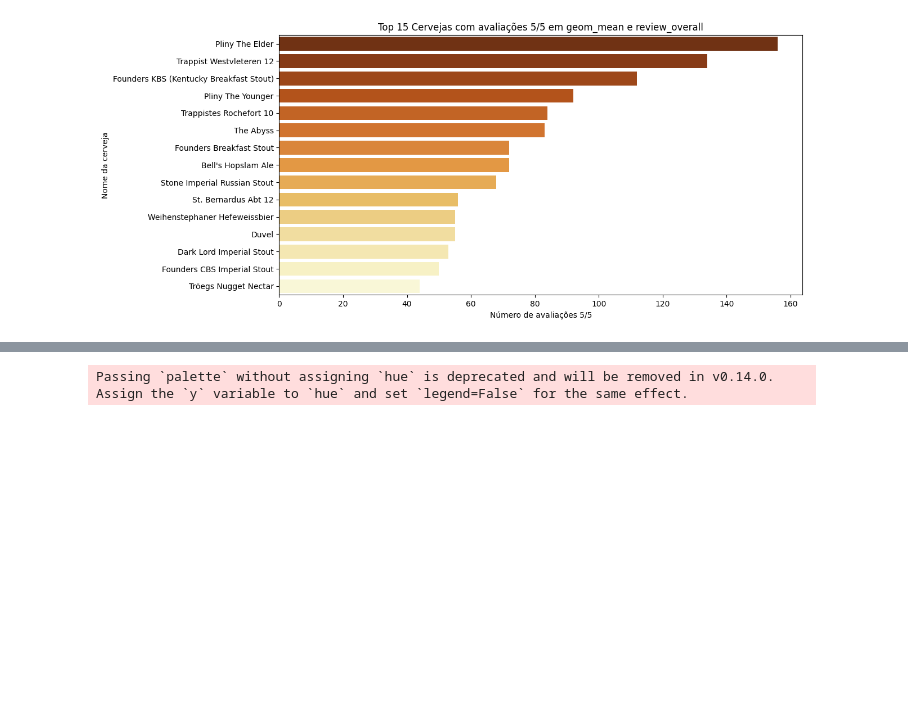
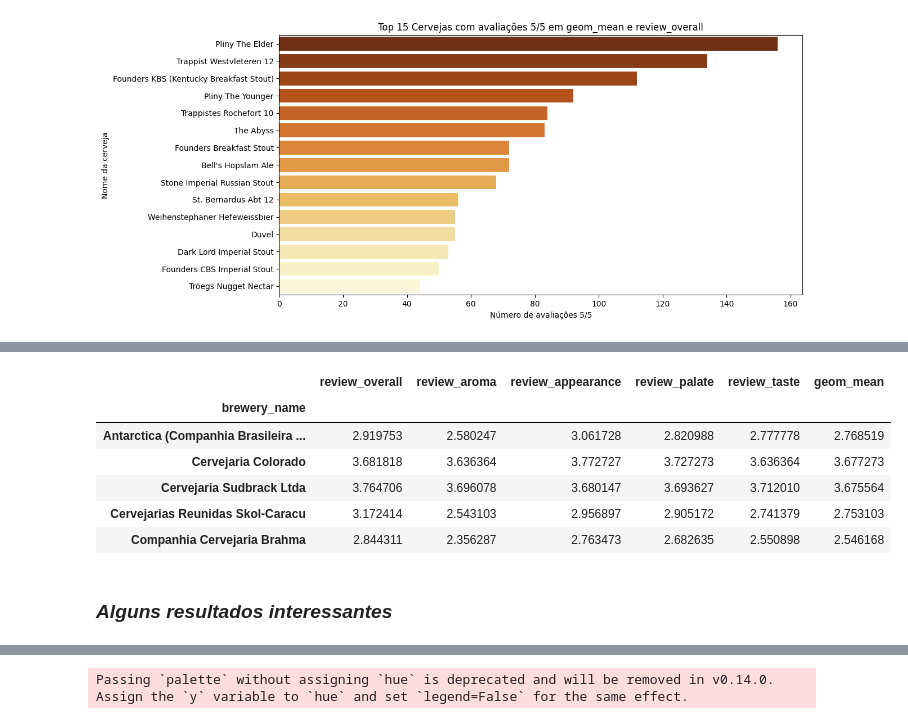
Before and after one commit to fea-dev-usp/analise-da-breja, a Jupyter notebook: Notas de Breja por Cervejaria.ipynb, the cells around one changed output, grey strips where cells are left out. Drawn from its saved outputs; the diff is of its cells as text; code cells hidden in the pictures; blank space fills up the shorter version.

```diff
--- a/Notas de Breja por Cervejaria.ipynb
+++ b/Notas de Breja por Cervejaria.ipynb
@@ -692,0 +757,14 @@ Passing `palette` without assigning `hue` is deprecated and will be removed in v
+# %%
+# Agrupa as cervejarias brasileiras e calcula a média de cada um dos reviews de tais cervejarias.
+brazilian_breweries_productions_average_evaluations = brazilian_breweries_data.groupby('brewery_name').mean()
+
+# Exibe o resultado da operação acima.
+brazilian_breweries_productions_average_evaluations
+# %% [output]
+|  | review_overall | review_aroma | review_appearance | review_palate | review_taste | geom_mean |
+| brewery_name |  |  |  |  |  |  |
+| Antarctica (Companhia Brasileira ... | 2.919753 | 2.580247 | 3.061728 | 2.820988 | 2.777778 | 2.768519 |
+| Cervejaria Colorado | 3.681818 | 3.636364 | 3.772727 | 3.727273 | 3.636364 | 3.677273 |
+| Cervejaria Sudbrack Ltda | 3.764706 | 3.696078 | 3.680147 | 3.693627 | 3.712010 | 3.675564 |
+| Cervejarias Reunidas Skol-Caracu | 3.172414 | 2.543103 | 2.956897 | 2.905172 | 2.741379 | 2.753103 |
+| Companhia Cervejaria Brahma | 2.844311 | 2.356287 | 2.763473 | 2.682635 | 2.550898 | 2.546168 |
@@ -692,0 +786,2 @@ Passing `palette` without assigning `hue` is deprecated and will be removed in v
+# %% [markdown]
+### *Alguns resultados interessantes*
```
Also changed, not shown: parts of 28 cells of this notebook.
